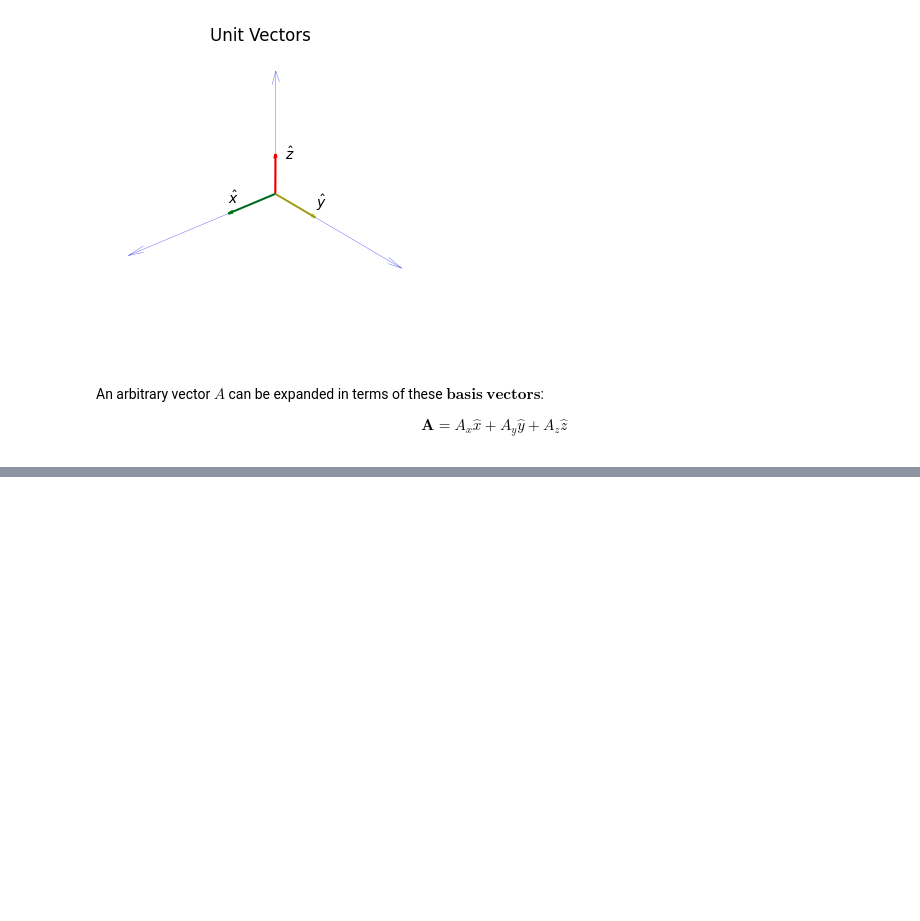
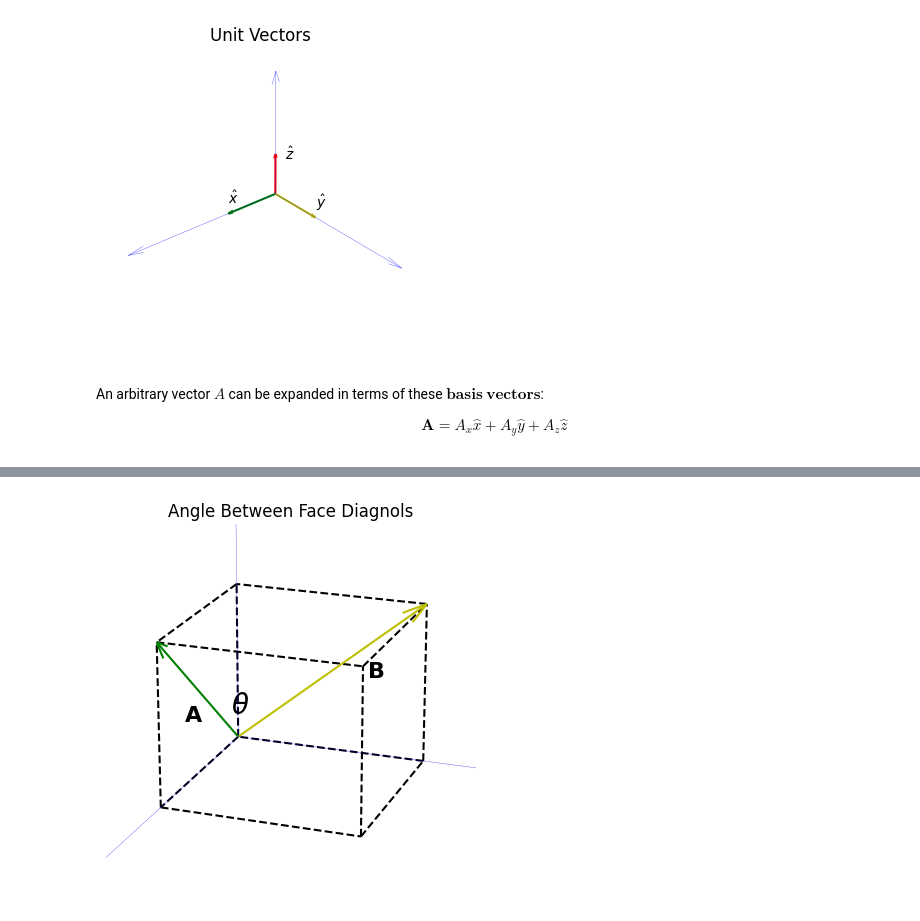
Before and after one commit to Artuk009/Electrodynamics, a Jupyter notebook: Chapter_01.ipynb, the cells around one changed output, grey strips where cells are left out. Saved outputs shown, nothing was run; the diff lists cells and outputs as text; code cells hidden in the pictures; blank space fills up the shorter version.

```diff
--- a/Chapter_01.ipynb
+++ b/Chapter_01.ipynb
@@ -233,0 +282,60 @@ plt.show()
+# %%
+# Create a figure and an axes object.
+fig = plt.figure()
+ax = fig.add_subplot(111, projection='3d')
+
+x = np.array([3,0,0])
+y = np.array([0,3,0])
+z = np.array([0,0,3])
+
+xhat = np.array([1,0,0])
+yhat = np.array([0,1,0])
+zhat = np.array([0,0,1])
+
+A = xhat + zhat
+B = yhat + zhat
+
+# Define the vertices of the cube.
+vertices = np.array([
+    [0, 0, 0],
+    [1, 0, 0],
+    [1, 1, 0],
+    [0, 1, 0],
+    [0, 0, 1],
+    [1, 0, 1],
+    [1, 1, 1],
+    [0, 1, 1],
+])
+
+# Define the edges of the cube.
+edges = [
+    [0, 1], [1, 2], [2, 3], [3, 0],
+    [4, 5], [5, 6], [6, 7], [7, 4],
+    [0, 4], [1, 5], [2, 6], [3, 7],
+]
+
+# Plot the edges of the cube.
+for edge in edges:
+    ax.plot(vertices[edge, 0], vertices[edge, 1], vertices[edge, 2], '--', color='black')
+
+ax.quiver(0,0,0, x[0], x[1], x[2], arrow_length_ratio=0.1, color='b', linewidths=0.2)
+ax.quiver(0,0,0, y[0], y[1], y[2], arrow_length_ratio=0.1, color='b', linewidths=0.2)
+ax.quiver(0,0,0, z[0], z[1], z[2], arrow_length_ratio=0.1, color='b', linewidths=0.2)
+
+ax.quiver(0,0,0, A[0], A[1], A[2], arrow_length_ratio=0.1, color='g')
+ax.quiver(0,0,0, B[0], B[1], B[2], arrow_length_ratio=0.1, color='y')
+
+ax.text(0.1, 0, 0.2, r"$\theta$", fontsize=20)
+ax.text(0.7, 0, 0.4, r"$\mathbf{A}$", fontsize=16)
+ax.text(0, 0.7, 0.5, r"$\mathbf{B}$", fontsize=16)
+
+# Rotate view
+ax.view_init(20,20)
+ax.set_axis_off()
+ax.set_title("Angle Between Face Diagnols")
+
+
+# Show the plot.
+plt.show()
+# %% [output]
+[figure, added]
```
Also changed, not shown: parts of 13 cells of this notebook.
